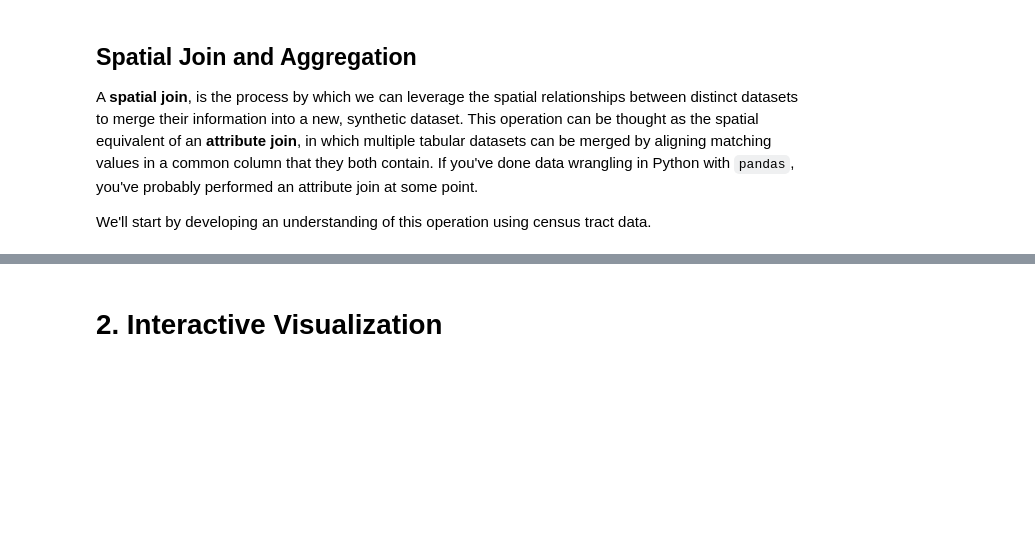
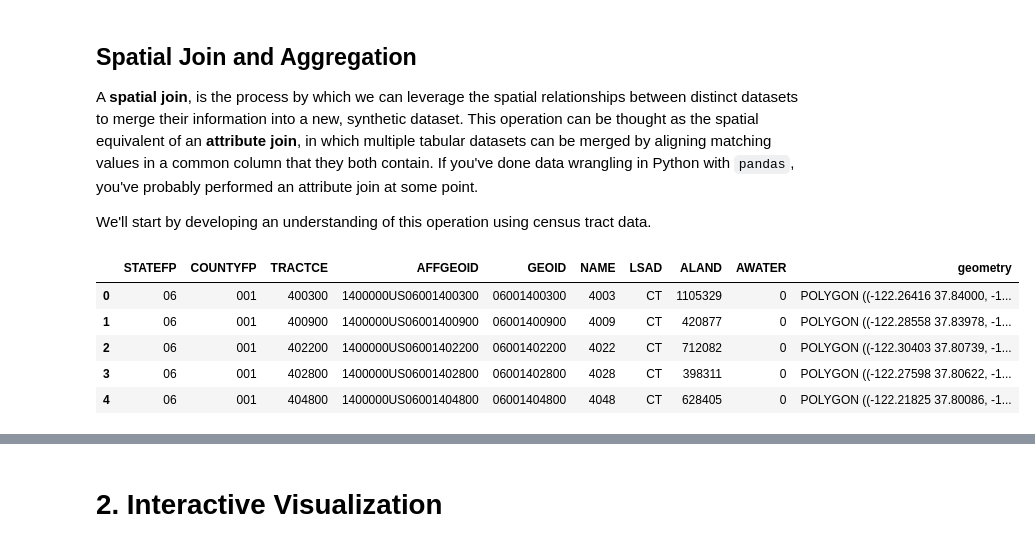
Before and after one commit to dlab-berkeley/Python-Geospatial-Fundamentals, a Jupyter notebook: lessons/2_Geoprocessing and Analysis.ipynb, the cells around one changed output, grey strips where cells are left out. Cells and saved outputs as stored; diff of their text form; code cells hidden in the pictures; blank space fills up the shorter version.

```diff
--- a/lessons/2_Geoprocessing and Analysis.ipynb
+++ b/lessons/2_Geoprocessing and Analysis.ipynb
@@ -42,0 +43,9 @@ tracts_gdf = gpd.read_file("zip://../data/Census/Tracts/cb_2013_06_tract_500k.zi
+# %%
+alameda_tract.head()
+# %% [output]
+|  | STATEFP | COUNTYFP | TRACTCE | AFFGEOID | GEOID | NAME | LSAD | ALAND | AWATER | geometry |
+| 0 | 06 | 001 | 400300 | 1400000US06001400300 | 06001400300 | 4003 | CT | 1105329 | 0 | POLYGON ((-122.26416 37.84000, -1... |
+| 1 | 06 | 001 | 400900 | 1400000US06001400900 | 06001400900 | 4009 | CT | 420877 | 0 | POLYGON ((-122.28558 37.83978, -1... |
+| 2 | 06 | 001 | 402200 | 1400000US06001402200 | 06001402200 | 4022 | CT | 712082 | 0 | POLYGON ((-122.30403 37.80739, -1... |
+| 3 | 06 | 001 | 402800 | 1400000US06001402800 | 06001402800 | 4028 | CT | 398311 | 0 | POLYGON ((-122.27598 37.80622, -1... |
+| 4 | 06 | 001 | 404800 | 1400000US06001404800 | 06001404800 | 4048 | CT | 628405 | 0 | POLYGON ((-122.21825 37.80086, -1... |
```
Also changed, not shown: parts of 12 cells of this notebook, 1 other file.
